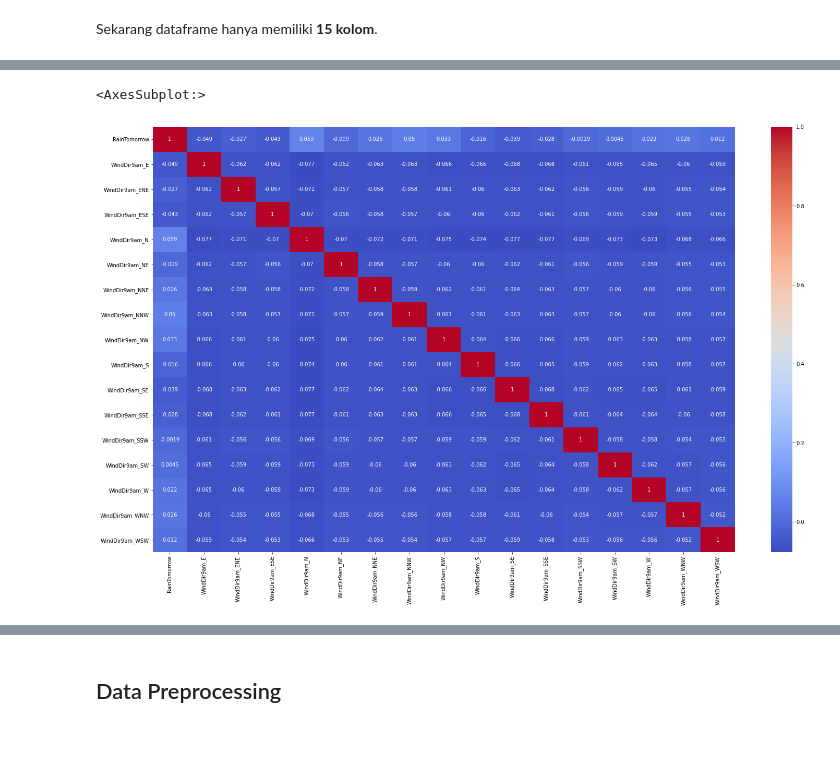
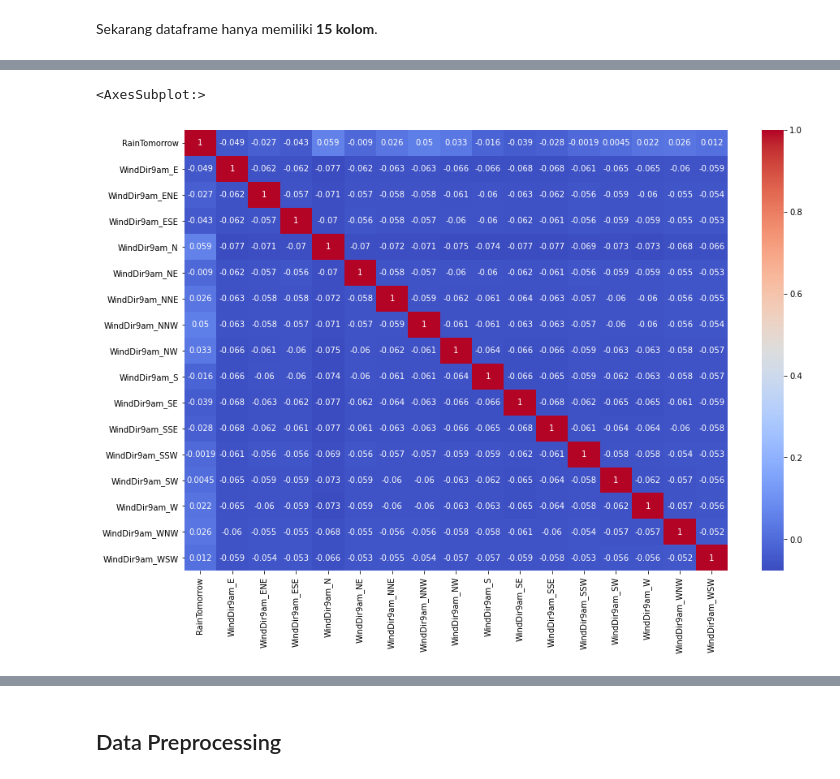
Before and after one commit to Penzragon/h8dsft_P1W1LGSVM, a Jupyter notebook: script.ipynb, the cells around one changed output, grey strips where cells are left out. Drawn from its saved outputs; the diff is of its cells as text; code cells hidden in the pictures; blank space fills up the shorter version.

```diff
--- a/script.ipynb
+++ b/script.ipynb
@@ -470,8 +472,8 @@ sns.heatmap(corr_cat, cmap='coolwarm', annot=True)
 # %%
-plt.figure(figsize=(25, 15))
+plt.figure(figsize=(15, 10))
 corr_cat = pd.get_dummies(weather[['RainTomorrow', 'WindDir9am']]).corr()
 sns.heatmap(corr_cat, cmap='coolwarm', annot=True)
 # %% [output]
 <AxesSubplot:>
-[figure, old version]
+[figure, new version]
 # %%
```
Also changed, not shown: parts of 13 cells of this notebook.
